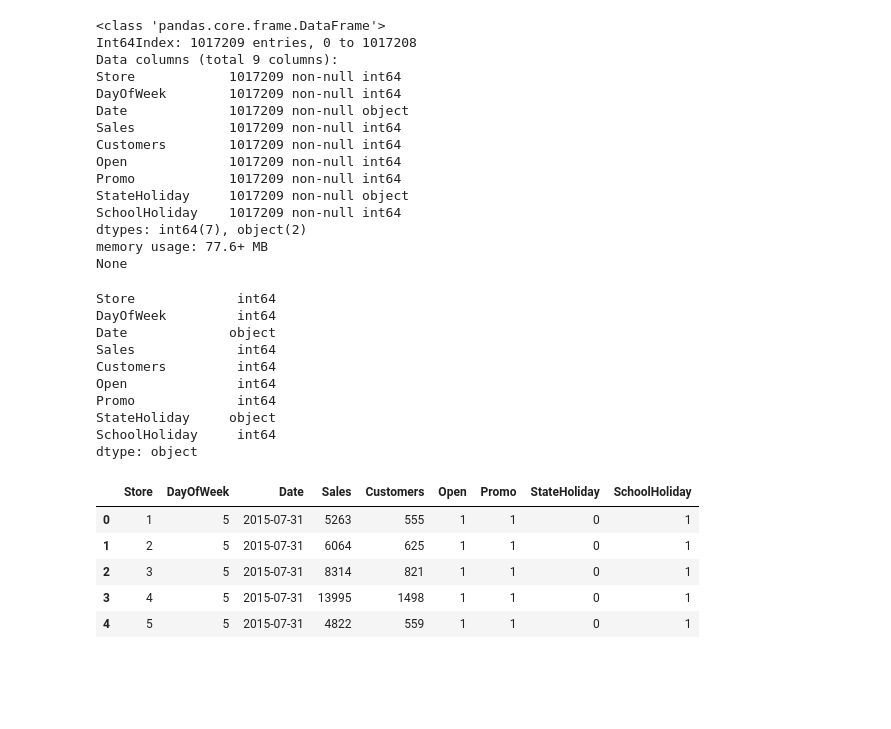
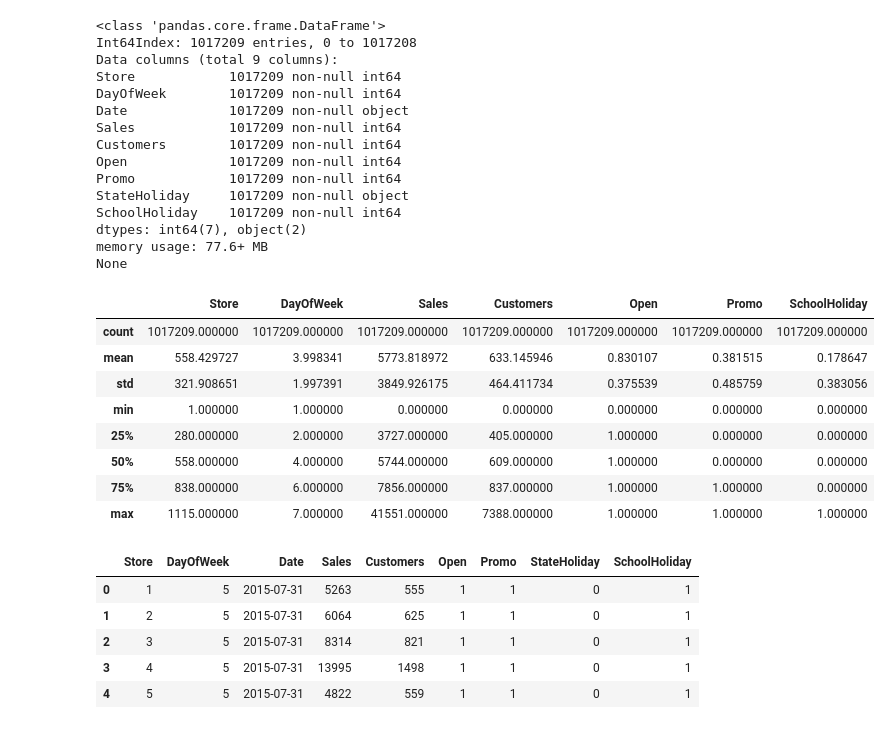
Before and after one commit to rocket-ron/kaggle, a Jupyter notebook: rossman/Exploratory_3.ipynb, the cells around one changed output. Cells and saved outputs as stored; diff of their text form; code cells hidden in the pictures; blank space fills up the shorter version.

```diff
--- a/rossman/Exploratory_3.ipynb
+++ b/rossman/Exploratory_3.ipynb
@@ -80,15 +79,14 @@ dtypes: int64(7), object(2)
 memory usage: 77.6+ MB
 None
 # %%
-train_df.dtypes
+train_df.describe()
 # %% [output]
-Store             int64
-DayOfWeek         int64
-Date             object
-Sales             int64
-Customers         int64
-Open              int64
-Promo             int64
-StateHoliday     object
-SchoolHoliday     int64
-dtype: object
+|  | Store | DayOfWeek | Sales | Customers | Open | Promo | SchoolHoliday |
+| count | 1017209.000000 | 1017209.000000 | 1017209.000000 | 1017209.000000 | 1017209.000000 | 1017209.000000 | 1017209.000000 |
+| mean | 558.429727 | 3.998341 | 5773.818972 | 633.145946 | 0.830107 | 0.381515 | 0.178647 |
+| std | 321.908651 | 1.997391 | 3849.926175 | 464.411734 | 0.375539 | 0.485759 | 0.383056 |
+| min | 1.000000 | 1.000000 | 0.000000 | 0.000000 | 0.000000 | 0.000000 | 0.000000 |
+| 25% | 280.000000 | 2.000000 | 3727.000000 | 405.000000 | 1.000000 | 0.000000 | 0.000000 |
+| 50% | 558.000000 | 4.000000 | 5744.000000 | 609.000000 | 1.000000 | 0.000000 | 0.000000 |
+| 75% | 838.000000 | 6.000000 | 7856.000000 | 837.000000 | 1.000000 | 1.000000 | 0.000000 |
+| max | 1115.000000 | 7.000000 | 41551.000000 | 7388.000000 | 1.000000 | 1.000000 | 1.000000 |
```
Also changed, not shown: parts of 10 cells of this notebook.
